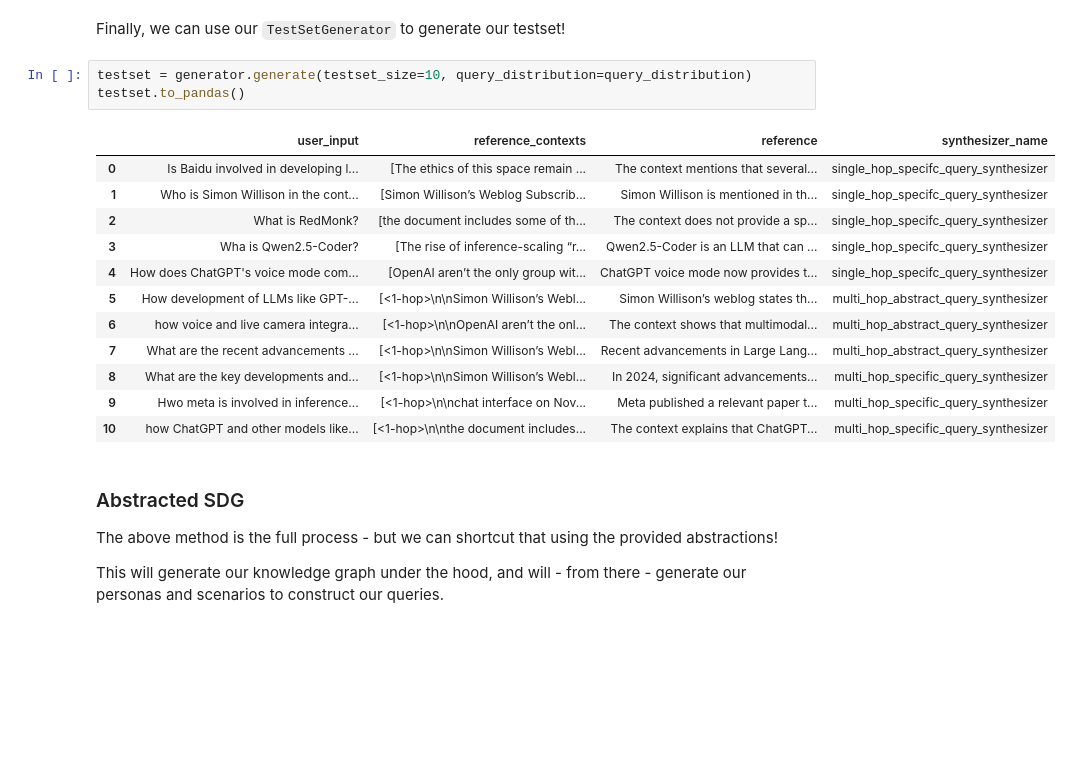
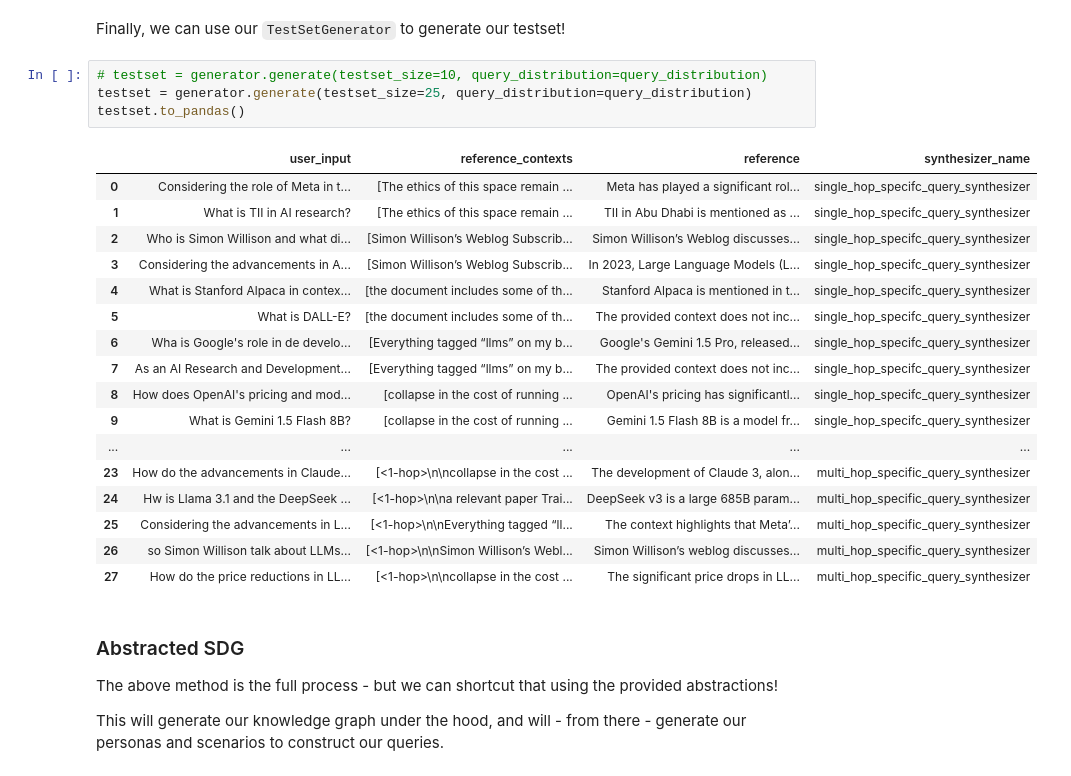
Before and after one commit to viveknatan/sdg, a Jupyter notebook: 07_Synthetic_Data_Generation_and_LangSmith/Synthetic_Data_Generation_RAGAS_&_LangSmith_Assignment.ipynb, the cells around one changed output. Saved outputs shown, nothing was run; the diff lists cells and outputs as text; blank space fills up the shorter version.

```diff
--- a/07_Synthetic_Data_Generation_and_LangSmith/Synthetic_Data_Generation_RAGAS_&_LangSmith_Assignment.ipynb
+++ b/07_Synthetic_Data_Generation_and_LangSmith/Synthetic_Data_Generation_RAGAS_&_LangSmith_Assignment.ipynb
@@ -210,21 +220,27 @@ What are the three types of query synthesizers doing? Describe each one in simpl
 # %% [markdown]
 Finally, we can use our `TestSetGenerator` to generate our testset!
 # %%
-testset = generator.generate(testset_size=10, query_distribution=query_distribution)
+# testset = generator.generate(testset_size=10, query_distribution=query_distribution)
+testset = generator.generate(testset_size=25, query_distribution=query_distribution)
 testset.to_pandas()
 # %% [output]
 |  | user_input | reference_contexts | reference | synthesizer_name |
-| 0 | Is Baidu involved in developing l... | [The ethics of this space remain ... | The context mentions that several... | single_hop_specifc_query_synthesizer |
-| 1 | Who is Simon Willison in the cont... | [Simon Willison’s Weblog Subscrib... | Simon Willison is mentioned in th... | single_hop_specifc_query_synthesizer |
-| 2 | What is RedMonk? | [the document includes some of th... | The context does not provide a sp... | single_hop_specifc_query_synthesizer |
-| 3 | Wha is Qwen2.5-Coder? | [The rise of inference-scaling “r... | Qwen2.5-Coder is an LLM that can ... | single_hop_specifc_query_synthesizer |
-| 4 | How does ChatGPT's voice mode com... | [OpenAI aren’t the only group wit... | ChatGPT voice mode now provides t... | single_hop_specifc_query_synthesizer |
-| 5 | How development of LLMs like GPT-... | [<1-hop>\n\nSimon Willison’s Webl... | Simon Willison’s weblog states th... | multi_hop_abstract_query_synthesizer |
-| 6 | how voice and live camera integra... | [<1-hop>\n\nOpenAI aren’t the onl... | The context shows that multimodal... | multi_hop_abstract_query_synthesizer |
-| 7 | What are the recent advancements ... | [<1-hop>\n\nSimon Willison’s Webl... | Recent advancements in Large Lang... | multi_hop_abstract_query_synthesizer |
-| 8 | What are the key developments and... | [<1-hop>\n\nSimon Willison’s Webl... | In 2024, significant advancements... | multi_hop_specific_query_synthesizer |
-| 9 | Hwo meta is involved in inference... | [<1-hop>\n\nchat interface on Nov... | Meta published a relevant paper t... | multi_hop_specific_query_synthesizer |
-| 10 | how ChatGPT and other models like... | [<1-hop>\n\nthe document includes... | The context explains that ChatGPT... | multi_hop_specific_query_synthesizer |
+| 0 | Considering the role of Meta in t... | [The ethics of this space remain ... | Meta has played a significant rol... | single_hop_specifc_query_synthesizer |
+| 1 | What is TII in AI research? | [The ethics of this space remain ... | TII in Abu Dhabi is mentioned as ... | single_hop_specifc_query_synthesizer |
+| 2 | Who is Simon Willison and what di... | [Simon Willison’s Weblog Subscrib... | Simon Willison’s Weblog discusses... | single_hop_specifc_query_synthesizer |
+| 3 | Considering the advancements in A... | [Simon Willison’s Weblog Subscrib... | In 2023, Large Language Models (L... | single_hop_specifc_query_synthesizer |
+| 4 | What is Stanford Alpaca in contex... | [the document includes some of th... | Stanford Alpaca is mentioned in t... | single_hop_specifc_query_synthesizer |
+| 5 | What is DALL-E? | [the document includes some of th... | The provided context does not inc... | single_hop_specifc_query_synthesizer |
+| 6 | Wha is Google's role in de develo... | [Everything tagged “llms” on my b... | Google's Gemini 1.5 Pro, released... | single_hop_specifc_query_synthesizer |
+| 7 | As an AI Research and Development... | [Everything tagged “llms” on my b... | The provided context does not inc... | single_hop_specifc_query_synthesizer |
+| 8 | How does OpenAI's pricing and mod... | [collapse in the cost of running ... | OpenAI's pricing has significantl... | single_hop_specifc_query_synthesizer |
+| 9 | What is Gemini 1.5 Flash 8B? | [collapse in the cost of running ... | Gemini 1.5 Flash 8B is a model fr... | single_hop_specifc_query_synthesizer |
+| ... | ... | ... | ... | ... |
+| 23 | How do the advancements in Claude... | [<1-hop>\n\ncollapse in the cost ... | The development of Claude 3, alon... | multi_hop_specific_query_synthesizer |
+| 24 | Hw is Llama 3.1 and the DeepSeek ... | [<1-hop>\n\na relevant paper Trai... | DeepSeek v3 is a large 685B param... | multi_hop_specific_query_synthesizer |
+| 25 | Considering the advancements in L... | [<1-hop>\n\nEverything tagged “ll... | The context highlights that Meta’... | multi_hop_specific_query_synthesizer |
+| 26 | so Simon Willison talk about LLMs... | [<1-hop>\n\nSimon Willison’s Webl... | Simon Willison’s weblog discusses... | multi_hop_specific_query_synthesizer |
+| 27 | How do the price reductions in LL... | [<1-hop>\n\ncollapse in the cost ... | The significant price drops in LL... | multi_hop_specific_query_synthesizer |
 # %% [markdown]
 ### Abstracted SDG
 
```
Also changed, not shown: parts of 21 cells of this notebook, 7 other files.
